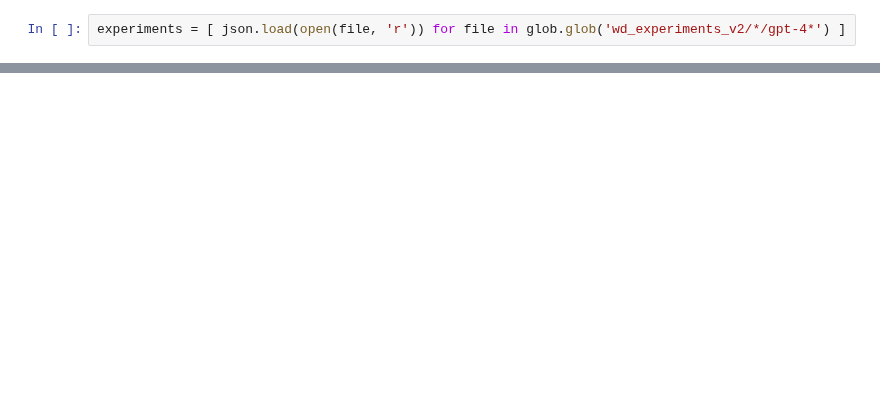
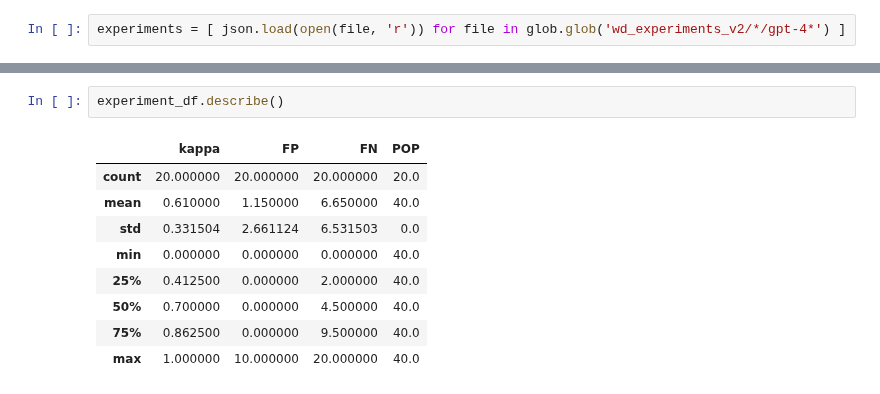
Before and after one commit to bradleypallen/conceptual-engineering-using-llms, a Jupyter notebook: wd_experiment_v2_error_analysis.ipynb, the cells around one changed output, grey strips where cells are left out. Saved outputs shown, nothing was run; the diff lists cells and outputs as text; blank space fills up the shorter version.

Commit message:
Completed 2nd WD experiment

```diff
--- a/wd_experiment_v2_error_analysis.ipynb
+++ b/wd_experiment_v2_error_analysis.ipynb
@@ -46,3 +61,15 @@ experiment_df[["name", "kappa", "SOA9", "ACC", "FP", "FN", "POP"]]
+# %%
+experiment_df.describe()
+# %% [output]
+|  | kappa | FP | FN | POP |
+| count | 20.000000 | 20.000000 | 20.000000 | 20.0 |
+| mean | 0.610000 | 1.150000 | 6.650000 | 40.0 |
+| std | 0.331504 | 2.661124 | 6.531503 | 0.0 |
+| min | 0.000000 | 0.000000 | 0.000000 | 40.0 |
+| 25% | 0.412500 | 0.000000 | 2.000000 | 40.0 |
+| 50% | 0.700000 | 0.000000 | 4.500000 | 40.0 |
+| 75% | 0.862500 | 0.000000 | 9.500000 | 40.0 |
+| max | 1.000000 | 10.000000 | 20.000000 | 40.0 |
 # %%
 fig = plt.figure(figsize=(20,14))
 gs = fig.add_gridspec(4, 5, hspace=0.5)
```
Also changed, not shown: parts of 4 cells of this notebook, 21 other files.
